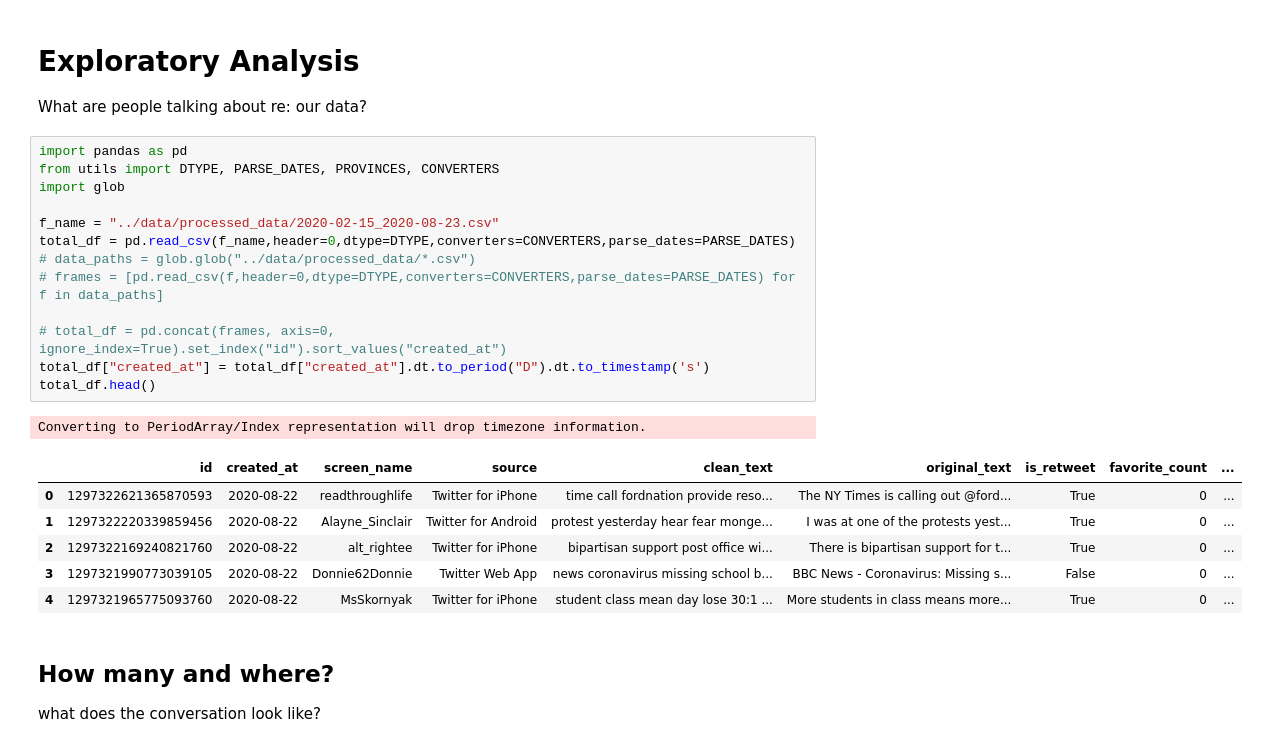
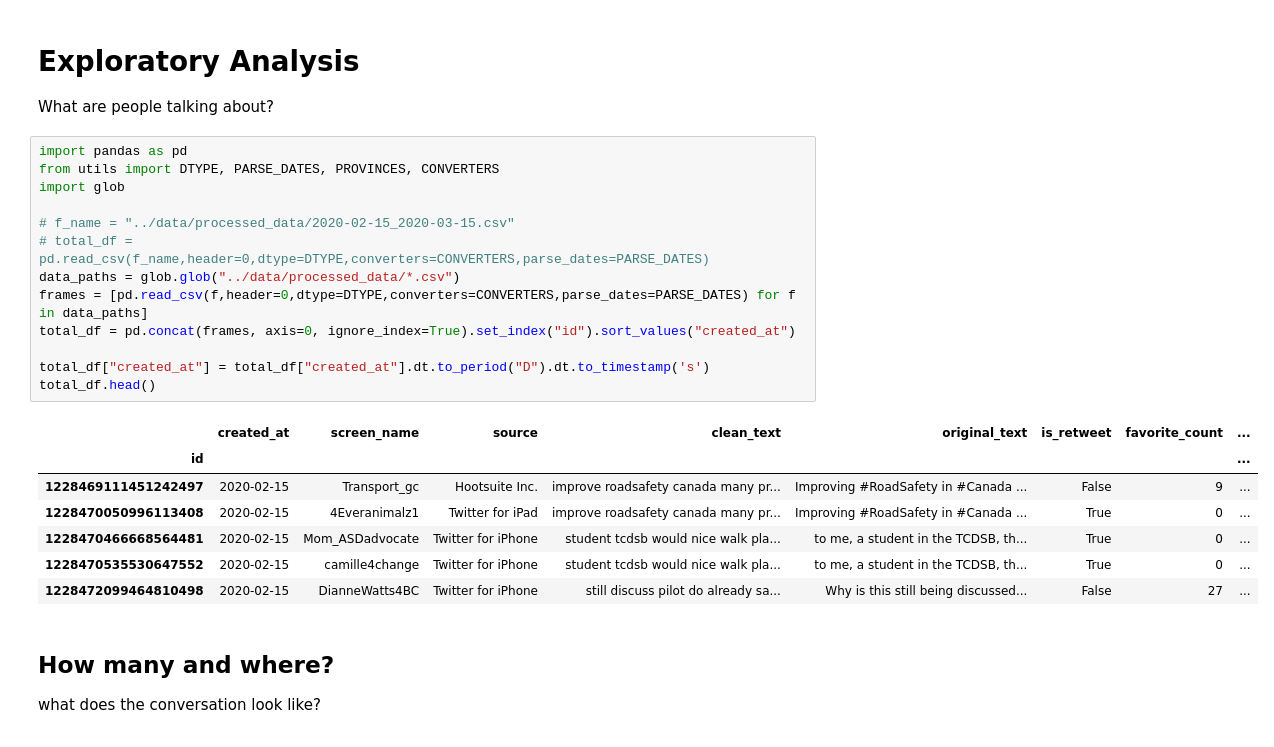
Before and after one commit to cameron-raymond/COVID-Child-Care-Twitter, a Jupyter notebook: notebooks/exploratory_analysis.ipynb, the cells around one changed output. Cells and saved outputs as stored; diff of their text form.

```diff
--- a/notebooks/exploratory_analysis.ipynb
+++ b/notebooks/exploratory_analysis.ipynb
@@ -1,28 +1,28 @@
 # %% [markdown]
 # Exploratory Analysis
 
-What are people talking about re: our data?
+What are people talking about?
 # %%
 import pandas as pd
 from utils import DTYPE, PARSE_DATES, PROVINCES, CONVERTERS
 import glob
 
-f_name = "../data/processed_data/2020-02-15_2020-08-23.csv"
-total_df = pd.read_csv(f_name,header=0,dtype=DTYPE,converters=CONVERTERS,parse_dates=PARSE_DATES)
-# data_paths = glob.glob("../data/processed_data/*.csv")
-# frames = [pd.read_csv(f,header=0,dtype=DTYPE,converters=CONVERTERS,parse_dates=PARSE_DATES) for f in data_paths]
+# f_name = "../data/processed_data/2020-02-15_2020-03-15.csv"
+# total_df = pd.read_csv(f_name,header=0,dtype=DTYPE,converters=CONVERTERS,parse_dates=PARSE_DATES)
+data_paths = glob.glob("../data/processed_data/*.csv")
+frames = [pd.read_csv(f,header=0,dtype=DTYPE,converters=CONVERTERS,parse_dates=PARSE_DATES) for f in data_paths]
+total_df = pd.concat(frames, axis=0, ignore_index=True).set_index("id").sort_values("created_at")
 
-# total_df = pd.concat(frames, axis=0, ignore_index=True).set_index("id").sort_values("created_at")
 total_df["created_at"] = total_df["created_at"].dt.to_period("D").dt.to_timestamp('s')
 total_df.head()
 # %% [output]
-Converting to PeriodArray/Index representation will drop timezone information.
-|  | id | created_at | screen_name | source | clean_text | original_text | is_retweet | favorite_count | ... |
-| 0 | 1297322621365870593 | 2020-08-22 | readthroughlife | Twitter for iPhone | time call fordnation provide reso... | The NY Times is calling out @ford... | True | 0 | ... |
-| 1 | 1297322220339859456 | 2020-08-22 | Alayne_Sinclair | Twitter for Android | protest yesterday hear fear monge... | I was at one of the protests yest... | True | 0 | ... |
-| 2 | 1297322169240821760 | 2020-08-22 | alt_rightee | Twitter for iPhone | bipartisan support post office wi... | There is bipartisan support for t... | True | 0 | ... |
-| 3 | 1297321990773039105 | 2020-08-22 | Donnie62Donnie | Twitter Web App | news coronavirus missing school b... | BBC News - Coronavirus: Missing s... | False | 0 | ... |
-| 4 | 1297321965775093760 | 2020-08-22 | MsSkornyak | Twitter for iPhone | student class mean day lose 30:1 ... | More students in class means more... | True | 0 | ... |
+|  | created_at | screen_name | source | clean_text | original_text | is_retweet | favorite_count | ... |
+| id |  |  |  |  |  |  |  | ... |
+| 1228469111451242497 | 2020-02-15 | Transport_gc | Hootsuite Inc. | improve roadsafety canada many pr... | Improving #RoadSafety in #Canada ... | False | 9 | ... |
+| 1228470050996113408 | 2020-02-15 | 4Everanimalz1 | Twitter for iPad | improve roadsafety canada many pr... | Improving #RoadSafety in #Canada ... | True | 0 | ... |
+| 1228470466668564481 | 2020-02-15 | Mom_ASDadvocate | Twitter for iPhone | student tcdsb would nice walk pla... | to me, a student in the TCDSB, th... | True | 0 | ... |
+| 1228470535530647552 | 2020-02-15 | camille4change | Twitter for iPhone | student tcdsb would nice walk pla... | to me, a student in the TCDSB, th... | True | 0 | ... |
+| 1228472099464810498 | 2020-02-15 | DianneWatts4BC | Twitter for iPhone | still discuss pilot do already sa... | Why is this still being discussed... | False | 27 | ... |
 # %% [markdown]
 ## How many and where?
 
```
Also changed, not shown: parts of 2 cells of this notebook, 6 other files.
